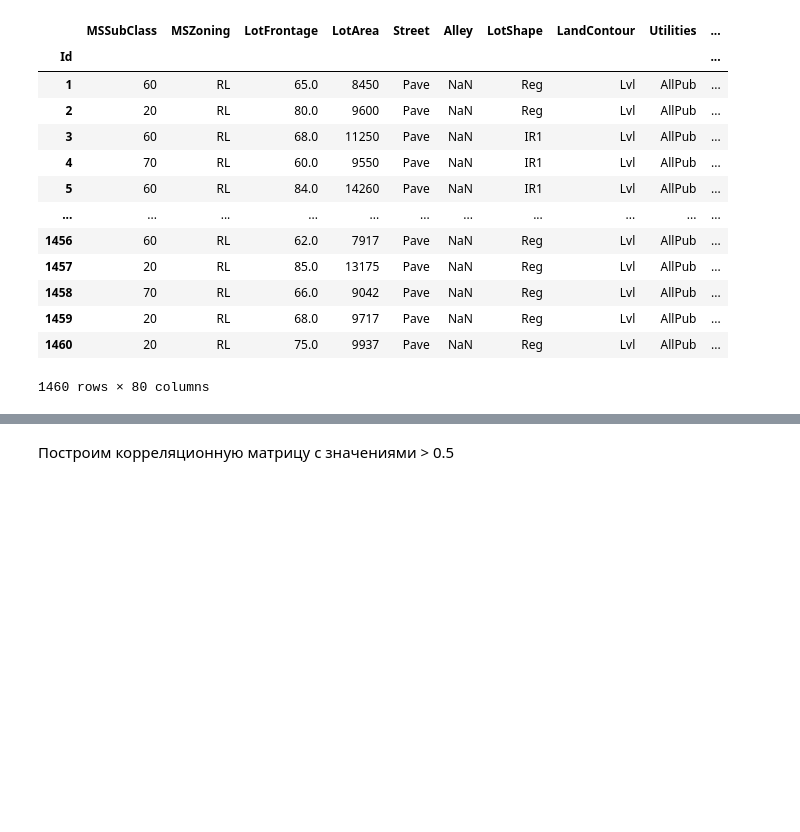
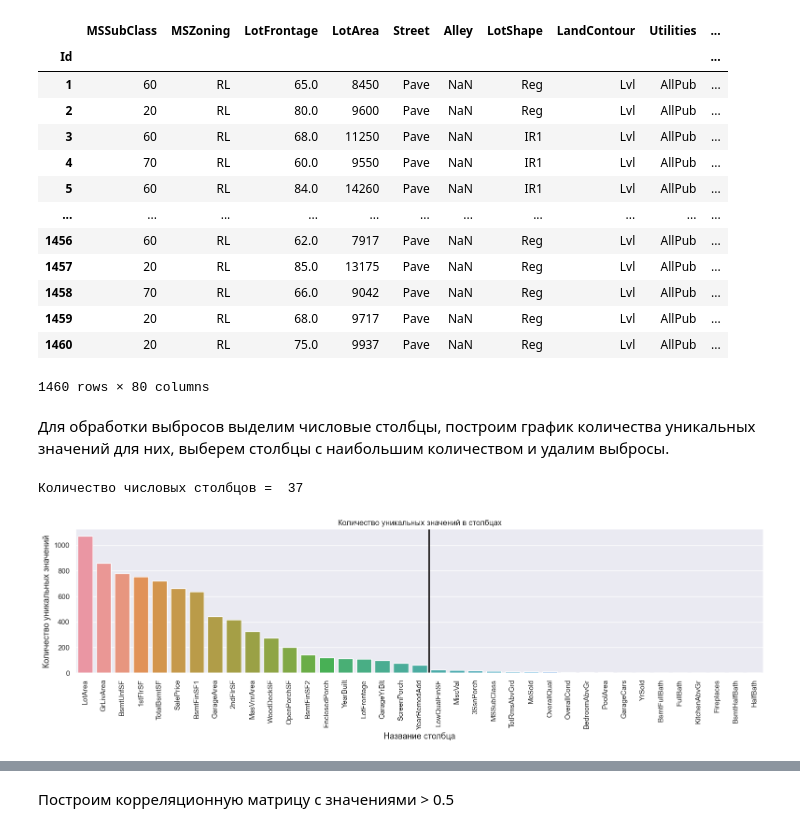
Before and after one commit to reboot2h/SberUniversity, a Jupyter notebook: Профильный модуль/Групповой проект 2/Групповой проект 2.ipynb, the cells around one changed output, grey strips where cells are left out. Drawn from its saved outputs; the diff is of its cells as text; code cells hidden in the pictures; blank space fills up the shorter version.

```diff
--- a/Профильный модуль/Групповой проект 2/Групповой проект 2.ipynb
+++ b/Профильный модуль/Групповой проект 2/Групповой проект 2.ipynb
@@ -37,3 +39,27 @@ train
 # %%
 # import pandas_profiling as pp
 # pp.ProfileReport(train)
+# %% [markdown]
+Для обработки выбросов выделим числовые столбцы, построим график количества уникальных значений для них, выберем столбцы с наибольшим количеством и удалим выбросы.
+# %%
+# Выделим числовые столбцы
+numeric_columns = train.select_dtypes(exclude=['object']).columns.values.tolist()
+print('Количество числовых столбцов = ',len(numeric_columns))
+unique_values=[]
+for item in numeric_columns: unique_values.append(train[item].nunique())
+numeric_column_list = list(zip(numeric_columns, unique_values))
+numeric_column_list = sorted(numeric_column_list,key=lambda l:l[1], reverse=True)
+numeric_column_list=pd.DataFrame(numeric_column_list, columns=['Column-Names', 'Unique-Values'])
+
+
+plt.subplots(figsize=(19, 4))
+ax = sns.barplot(x=numeric_column_list['Column-Names'], y=numeric_column_list['Unique-Values'])
+plt.xticks(rotation=90)
+plt.ylabel('Количество уникальных значений', fontsize=13)
+plt.xlabel('Название столбца', fontsize=13)
+plt.title('Количество уникальных значений в столбцах')
+ax.axvline(x=18.5, linewidth=2, color='#221f1f')
+plt.show()
+# %% [output]
+Количество числовых столбцов =  37
+[figure, added]
```
Also changed, not shown: parts of 33 cells of this notebook.
